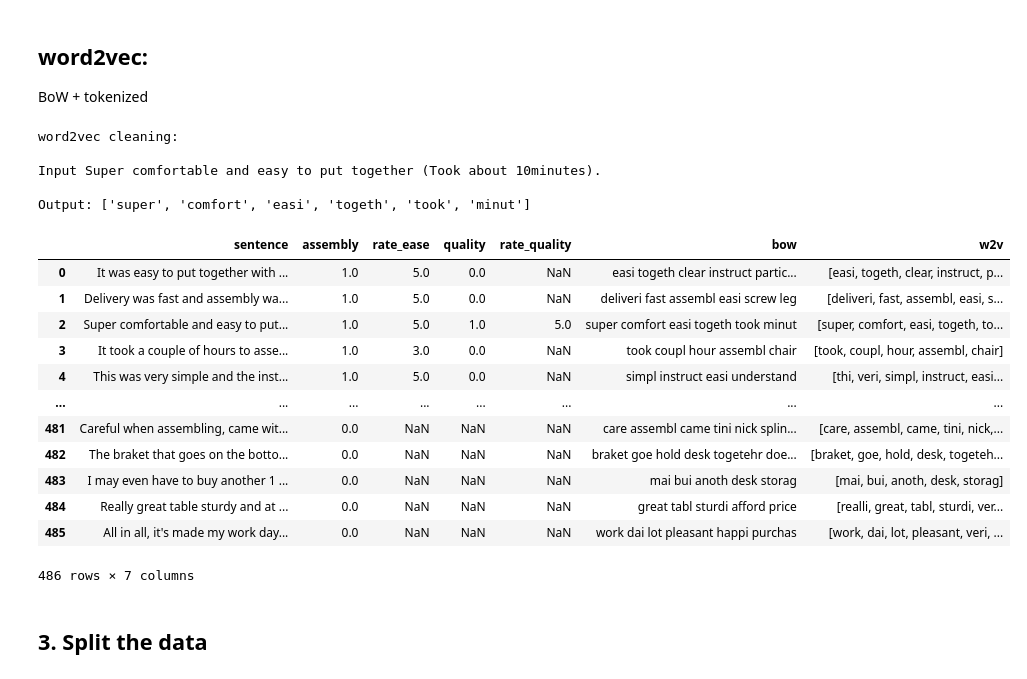
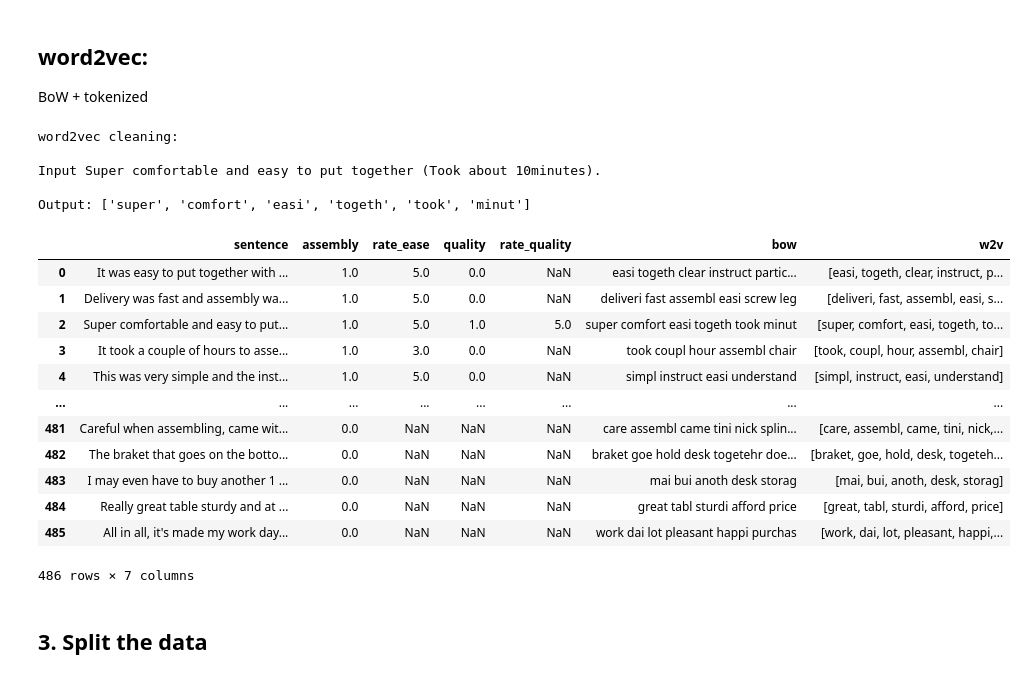
Before and after one commit to kolbt/bot_the_builder, a Jupyter notebook: notebooks/compare_embeddings.ipynb, the cells around one changed output. Saved outputs shown, nothing was run; the diff lists cells and outputs as text; code cells hidden in the pictures.

```diff
--- a/notebooks/compare_embeddings.ipynb
+++ b/notebooks/compare_embeddings.ipynb
@@ -161,21 +213,18 @@ lowercase, no tags, no special characters, no punctuation, no extra whitespace,
 # %%
-import gensim.parsing.preprocessing as gpp
-
 # Process the data for BoW
 sample = under_sampled["sentence"].iloc[2]
 print("Bag of words cleaning:")
 print("Input:", sample)
 
 # What do we want to remove from our sentences?
-bow_filter = [lambda x: x.lower(),
+my_filter = [lambda x: x.lower(),
               gpp.strip_tags,
               gpp.split_alphanum,
               gpp.strip_non_alphanum,
               gpp.strip_punctuation,
               gpp.strip_multiple_whitespaces,
               gpp.strip_short,
-              gpp.stem_text,
-              gpp.remove_stopwords]
+              gpp.stem_text]
 
 # Given what output I've seen there are a couple more words I'd like removed
 custom_remove = ["wa", "thi", "veri", "ar", "thei", "like", "realli"]
@@ -190,6 +239,11 @@ def bow_clean(sentence, in_filter):
         if i in custom_remove:
             out.remove(i)
 
+    # Remove custom stopwords
+    for i in reversed(out):
+        if i in stops:
+            out.remove(i)
+
     # Reform sentences
     reform = ""
     for i in out:
@@ -197,11 +251,11 @@ def bow_clean(sentence, in_filter):
         reform += " "
     return reform
 
-out = bow_clean(sample, bow_filter)
+out = bow_clean(sample, my_filter)
 print("Output:", out)
 
 # Apply the cleaning functions
-under_sampled['bow'] = under_sampled['sentence'].apply(lambda x: bow_clean(x, bow_filter))
+under_sampled['bow'] = under_sampled['sentence'].apply(lambda x: bow_clean(x, my_filter))
 
 display(under_sampled)
 # %% [output]
@@ -227,47 +281,54 @@ BoW + tokenized
 # %%
 # I'm going to use gensim for this
 sample = under_sampled["sentence"].iloc[2]
 print("word2vec cleaning:")
 print("")
 print("Input", sample)
 print("")
 
-# What do we want to remove from our sentences?
-w2v_filter = [lambda x: x.lower(),
-              gpp.strip_tags,
-              gpp.split_alphanum,
-              gpp.strip_non_alphanum,
-              gpp.strip_punctuation,
-              gpp.strip_multiple_whitespaces,
-              gpp.stem_text,
-              gpp.strip_short,
-              gpp.remove_stopwords]
+def preprocess_w2v(sentence, in_filter):
 
-out = gpp.preprocess_string(sample, w2v_filter)
+    # Apply gensim filter
+    out = gpp.preprocess_string(sentence, in_filter)
+
+    # Remove additional undesirable words
+    for i in reversed(out):
+        if i in custom_remove:
+            out.remove(i)
+
+    # Remove custom stopwords
+    for i in reversed(out):
+        if i in stops:
+            out.remove(i)
+
+    # Return the tokenized words
+    return out
+
+out = preprocess_w2v(sample, my_filter)
 print("Output:", out)
 print("")
 
 # Apply the cleaning functions
-under_sampled['w2v'] = under_sampled['sentence'].apply(lambda x: gpp.preprocess_string(x, w2v_filter))
+under_sampled['w2v'] = under_sampled['sentence'].apply(lambda x: preprocess_w2v(x, my_filter))
 display(under_sampled)
 # %% [output]
 word2vec cleaning:
 
 Input Super comfortable and easy to put together (Took about 10minutes).
 
 Output: ['super', 'comfort', 'easi', 'togeth', 'took', 'minut']
 |  | sentence | assembly | rate_ease | quality | rate_quality | bow | w2v |
 | 0 | It was easy to put together with ... | 1.0 | 5.0 | 0.0 | NaN | easi togeth clear instruct partic... | [easi, togeth, clear, instruct, p... |
 | 1 | Delivery was fast and assembly wa... | 1.0 | 5.0 | 0.0 | NaN | deliveri fast assembl easi screw leg | [deliveri, fast, assembl, easi, s... |
 | 2 | Super comfortable and easy to put... | 1.0 | 5.0 | 1.0 | 5.0 | super comfort easi togeth took minut | [super, comfort, easi, togeth, to... |
 | 3 | It took a couple of hours to asse... | 1.0 | 3.0 | 0.0 | NaN | took coupl hour assembl chair | [took, coupl, hour, assembl, chair] |
-| 4 | This was very simple and the inst... | 1.0 | 5.0 | 0.0 | NaN | simpl instruct easi understand | [thi, veri, simpl, instruct, easi... |
+| 4 | This was very simple and the inst... | 1.0 | 5.0 | 0.0 | NaN | simpl instruct easi understand | [simpl, instruct, easi, understand] |
 | ... | ... | ... | ... | ... | ... | ... | ... |
 | 481 | Careful when assembling, came wit... | 0.0 | NaN | NaN | NaN | care assembl came tini nick splin... | [care, assembl, came, tini, nick,... |
 | 482 | The braket that goes on the botto... | 0.0 | NaN | NaN | NaN | braket goe hold desk togetehr doe... | [braket, goe, hold, desk, togeteh... |
 | 483 | I may even have to buy another 1 ... | 0.0 | NaN | NaN | NaN | mai bui anoth desk storag | [mai, bui, anoth, desk, storag] |
-| 484 | Really great table sturdy and at ... | 0.0 | NaN | NaN | NaN | great tabl sturdi afford price | [realli, great, tabl, sturdi, ver... |
-| 485 | All in all, it's made my work day... | 0.0 | NaN | NaN | NaN | work dai lot pleasant happi purchas | [work, dai, lot, pleasant, veri, ... |
+| 484 | Really great table sturdy and at ... | 0.0 | NaN | NaN | NaN | great tabl sturdi afford price | [great, tabl, sturdi, afford, price] |
+| 485 | All in all, it's made my work day... | 0.0 | NaN | NaN | NaN | work dai lot pleasant happi purchas | [work, dai, lot, pleasant, happi,... |
 486 rows × 7 columns
 # %% [markdown]
 ## 3. Split the data
```
Also changed, not shown: parts of 18 cells of this notebook, 2 other files.
